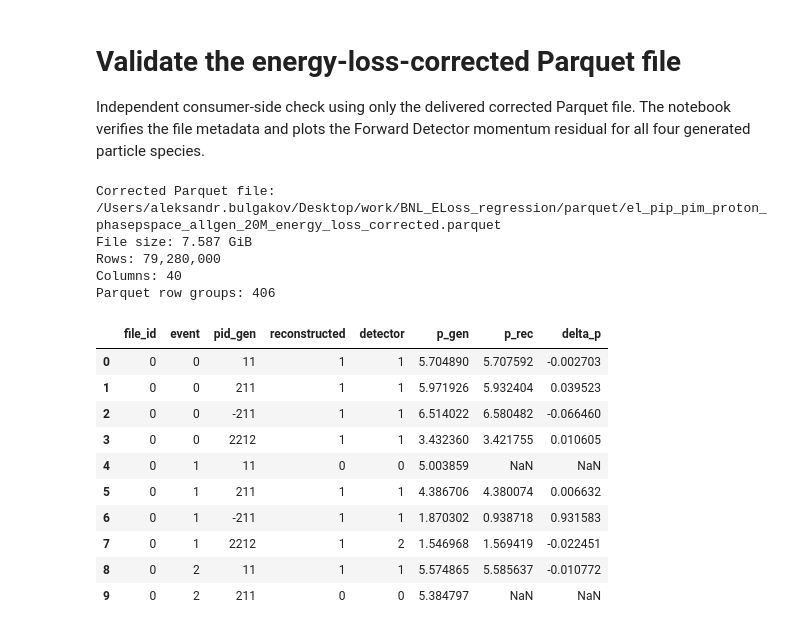
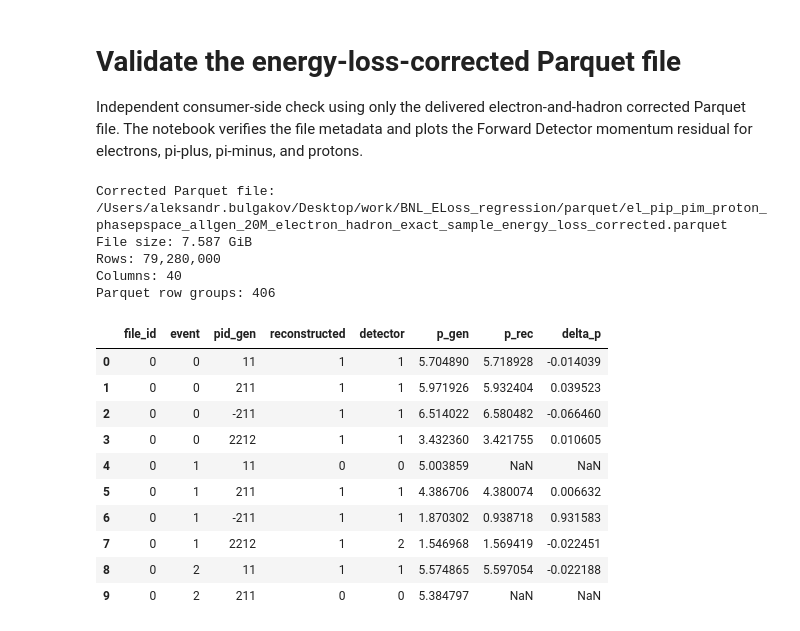
Before and after one commit to bulgakovad/BNL_ELoss_regression, a Jupyter notebook: validate_energy_loss_corrected_parquet.ipynb, the cells around one changed output. Cells and saved outputs as stored; diff of their text form; code cells hidden in the pictures.

Commit message:
25 Oct 2025. minor changes to notebooks. Want to split training and reference next.

```diff
--- a/validate_energy_loss_corrected_parquet.ipynb
+++ b/validate_energy_loss_corrected_parquet.ipynb
@@ -1,7 +1,7 @@
 # %% [markdown]
 # Validate the energy-loss-corrected Parquet file
 
-Independent consumer-side check using only the delivered corrected Parquet file. The notebook verifies the file metadata and plots the Forward Detector momentum residual for all four generated particle species.
+Independent consumer-side check using only the delivered electron-and-hadron corrected Parquet file. The notebook verifies the file metadata and plots the Forward Detector momentum residual for electrons, pi-plus, pi-minus, and protons.
 # %%
 from pathlib import Path
 
@@ -14,8 +14,8 @@ import pyarrow.parquet as pq
 # Open and inspect only the delivered corrected Parquet file.
 CORRECTED_PARQUET_PATH = Path(
     "parquet/"
-    "el_pip_pim_proton_phasepspace_allgen_20M_"
-    "energy_loss_corrected.parquet"
+    "el_pip_pim_proton_phasepspace_allgen_20M_electron_hadron_exact_sample_energy_loss_corrected.parquet"
+    #"el_pip_pim_proton_phasepspace_allgen_20M_energy_loss_corrected.parquet"
 ).resolve()
 
 if not CORRECTED_PARQUET_PATH.is_file():
@@ -53,35 +53,35 @@ preview = corrected_dataset.scanner(
     columns=[
         "file_id",
         "event",
         "pid_gen",
         "reconstructed",
         "detector",
         "p_gen",
         "p_rec",
         "delta_p",
     ]
 ).head(10).to_pandas()
 
 print(f"Corrected Parquet file: {CORRECTED_PARQUET_PATH}")
 print(
     f"File size: "
     f"{CORRECTED_PARQUET_PATH.stat().st_size / 1024**3:.3f} GiB"
 )
 print(f"Rows: {corrected_rows:,}")
 print(f"Columns: {len(corrected_schema.names)}")
 print(
     f"Parquet row groups: "
     f"{corrected_parquet_file.metadata.num_row_groups:,}"
 )
 display(preview)
 # %% [output]
-Corrected Parquet file: /Users/aleksandr.bulgakov/Desktop/work/BNL_ELoss_regression/parquet/el_pip_pim_proton_phasepspace_allgen_20M_energy_loss_corrected.parquet
+Corrected Parquet file: /Users/aleksandr.bulgakov/Desktop/work/BNL_ELoss_regression/parquet/el_pip_pim_proton_phasepspace_allgen_20M_electron_hadron_exact_sample_energy_loss_corrected.parquet
 File size: 7.587 GiB
 Rows: 79,280,000
 Columns: 40
 Parquet row groups: 406
 |  | file_id | event | pid_gen | reconstructed | detector | p_gen | p_rec | delta_p |
-| 0 | 0 | 0 | 11 | 1 | 1 | 5.704890 | 5.707592 | -0.002703 |
+| 0 | 0 | 0 | 11 | 1 | 1 | 5.704890 | 5.718928 | -0.014039 |
 | 1 | 0 | 0 | 211 | 1 | 1 | 5.971926 | 5.932404 | 0.039523 |
 | 2 | 0 | 0 | -211 | 1 | 1 | 6.514022 | 6.580482 | -0.066460 |
 | 3 | 0 | 0 | 2212 | 1 | 1 | 3.432360 | 3.421755 | 0.010605 |
@@ -89,7 +89,7 @@ Parquet row groups: 406
 | 5 | 0 | 1 | 211 | 1 | 1 | 4.386706 | 4.380074 | 0.006632 |
 | 6 | 0 | 1 | -211 | 1 | 1 | 1.870302 | 0.938718 | 0.931583 |
 | 7 | 0 | 1 | 2212 | 1 | 2 | 1.546968 | 1.569419 | -0.022451 |
-| 8 | 0 | 2 | 11 | 1 | 1 | 5.574865 | 5.585637 | -0.010772 |
+| 8 | 0 | 2 | 11 | 1 | 1 | 5.574865 | 5.597054 | -0.022188 |
 | 9 | 0 | 2 | 211 | 0 | 0 | 5.384797 | NaN | NaN |
 # %%
 # Plot corrected delta_p versus p_gen for reconstructed FD rows.
```
Also changed, not shown: parts of 1 cell of this notebook, 1 other file.
